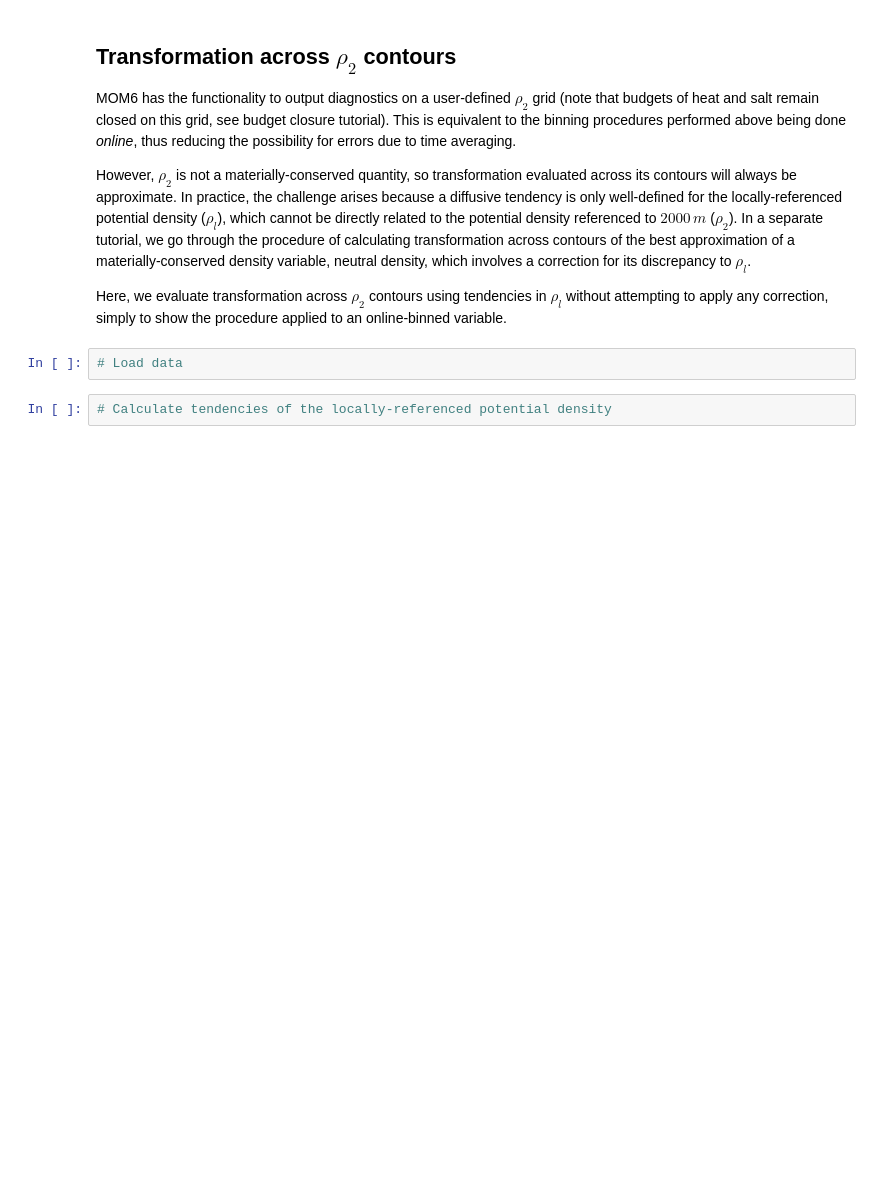
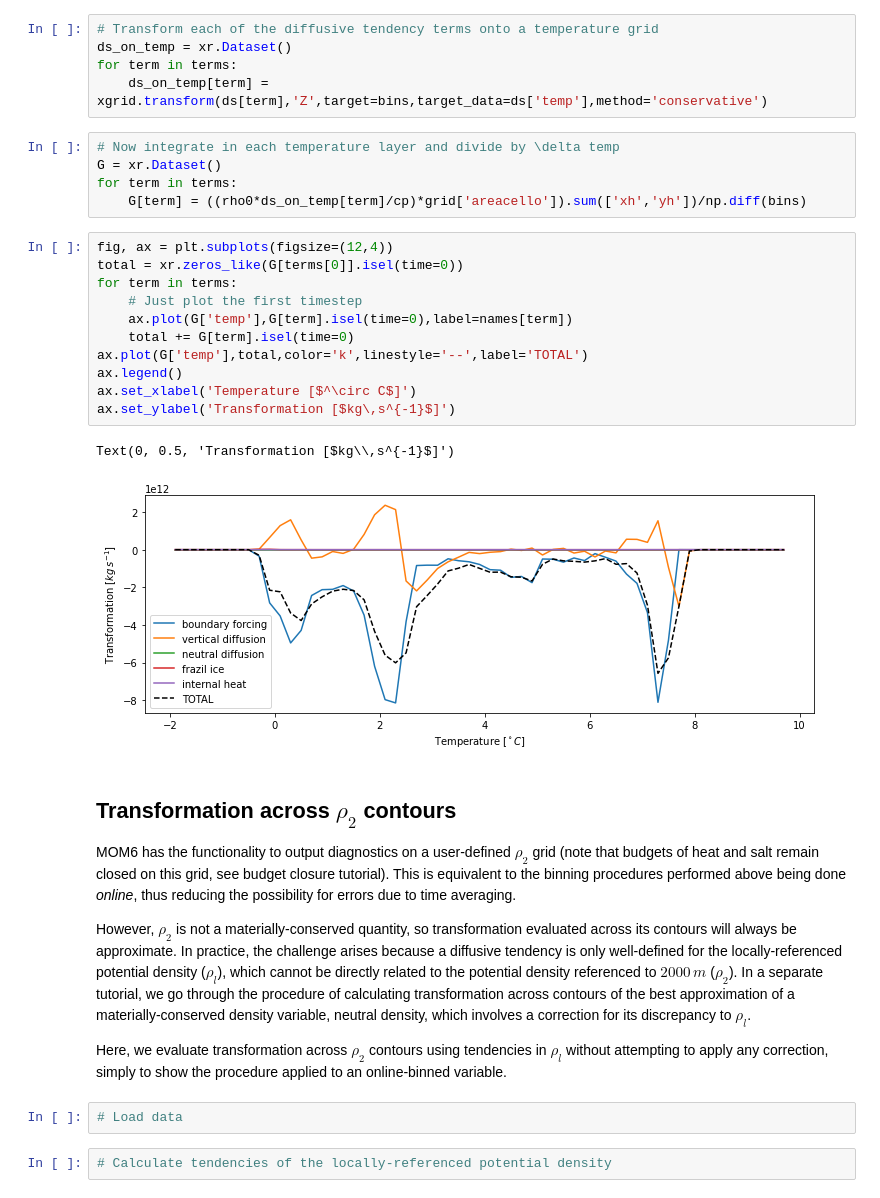
Before and after one commit to gmacgilchrist/wmt_bgc, a Jupyter notebook: notebooks/tutorial_wmt.ipynb, the cells around one changed output. Drawn from its saved outputs; the diff is of its cells as text; blank space fills up the shorter version.

```diff
--- a/notebooks/tutorial_wmt.ipynb
+++ b/notebooks/tutorial_wmt.ipynb
@@ -40,3 +131,27 @@ from xhistogram.xarray import histogram
+# %%
+# Transform each of the diffusive tendency terms onto a temperature grid
+ds_on_temp = xr.Dataset()
+for term in terms:
+    ds_on_temp[term] = xgrid.transform(ds[term],'Z',target=bins,target_data=ds['temp'],method='conservative')
+# %%
+# Now integrate in each temperature layer and divide by \delta temp
+G = xr.Dataset()
+for term in terms:
+    G[term] = ((rho0*ds_on_temp[term]/cp)*grid['areacello']).sum(['xh','yh'])/np.diff(bins)
+# %%
+fig, ax = plt.subplots(figsize=(12,4))
+total = xr.zeros_like(G[terms[0]].isel(time=0))
+for term in terms:
+    # Just plot the first timestep
+    ax.plot(G['temp'],G[term].isel(time=0),label=names[term])
+    total += G[term].isel(time=0)
+ax.plot(G['temp'],total,color='k',linestyle='--',label='TOTAL')
+ax.legend()
+ax.set_xlabel('Temperature [$^\circ C$]')
+ax.set_ylabel('Transformation [$kg\,s^{-1}$]')
+# %% [output]
+Text(0, 0.5, 'Transformation [$kg\\,s^{-1}$]')
+[figure, added]
 # %% [markdown]
 ## Transformation across $\rho_2$ contours
 MOM6 has the functionality to output diagnostics on a user-defined $\rho_2$ grid (note that budgets of heat and salt remain closed on this grid, see budget closure tutorial). This is equivalent to the binning procedures performed above being done *online*, thus reducing the possibility for errors due to time averaging.
```
Also changed, not shown: parts of 14 cells of this notebook, 2 other files.
